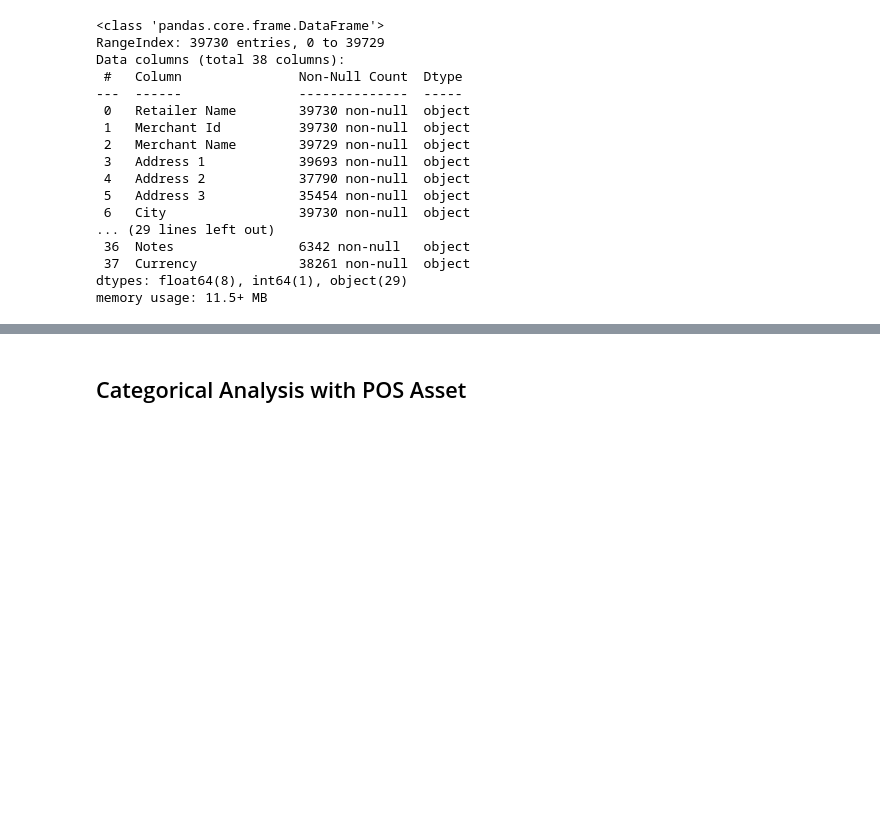
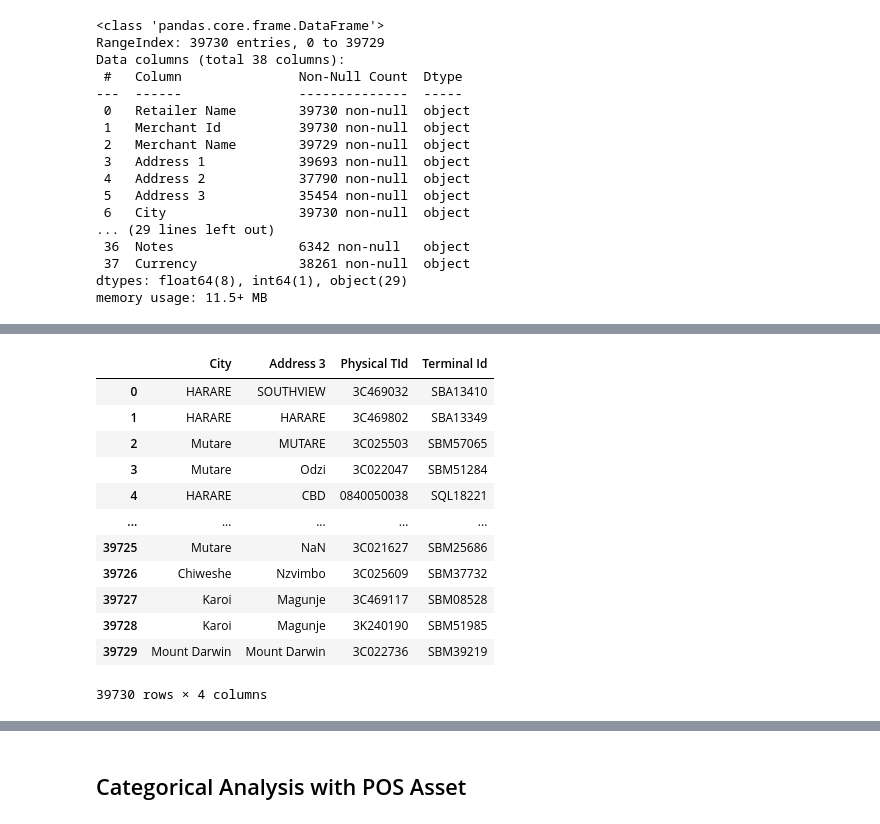
Before and after one commit to McnamaraChiwaye/pos_app, a Jupyter notebook: POS Asset locations dictionary.ipynb, the cells around one changed output, grey strips where cells are left out. Cells and saved outputs as stored; diff of their text form; code cells hidden in the pictures; blank space fills up the shorter version.

```diff
--- a/POS Asset locations dictionary.ipynb
+++ b/POS Asset locations dictionary.ipynb
@@ -82,2 +82,16 @@ memory usage: 11.5+ MB
 # %%
-#df[['City', 'Address 3','Physical TId' , 'Terminal Id' ]]
+df[['City', 'Address 3','Physical TId' , 'Terminal Id' ]]
+# %% [output]
+|  | City | Address 3 | Physical TId | Terminal Id |
+| 0 | HARARE | SOUTHVIEW | 3C469032 | SBA13410 |
+| 1 | HARARE | HARARE | 3C469802 | SBA13349 |
+| 2 | Mutare | MUTARE | 3C025503 | SBM57065 |
+| 3 | Mutare | Odzi | 3C022047 | SBM51284 |
+| 4 | HARARE | CBD | 0840050038 | SQL18221 |
+| ... | ... | ... | ... | ... |
+| 39725 | Mutare | NaN | 3C021627 | SBM25686 |
+| 39726 | Chiweshe | Nzvimbo | 3C025609 | SBM37732 |
+| 39727 | Karoi | Magunje | 3C469117 | SBM08528 |
+| 39728 | Karoi | Magunje | 3K240190 | SBM51985 |
+| 39729 | Mount Darwin | Mount Darwin | 3C022736 | SBM39219 |
+39730 rows × 4 columns
```
Also changed, not shown: parts of 19 cells of this notebook.
